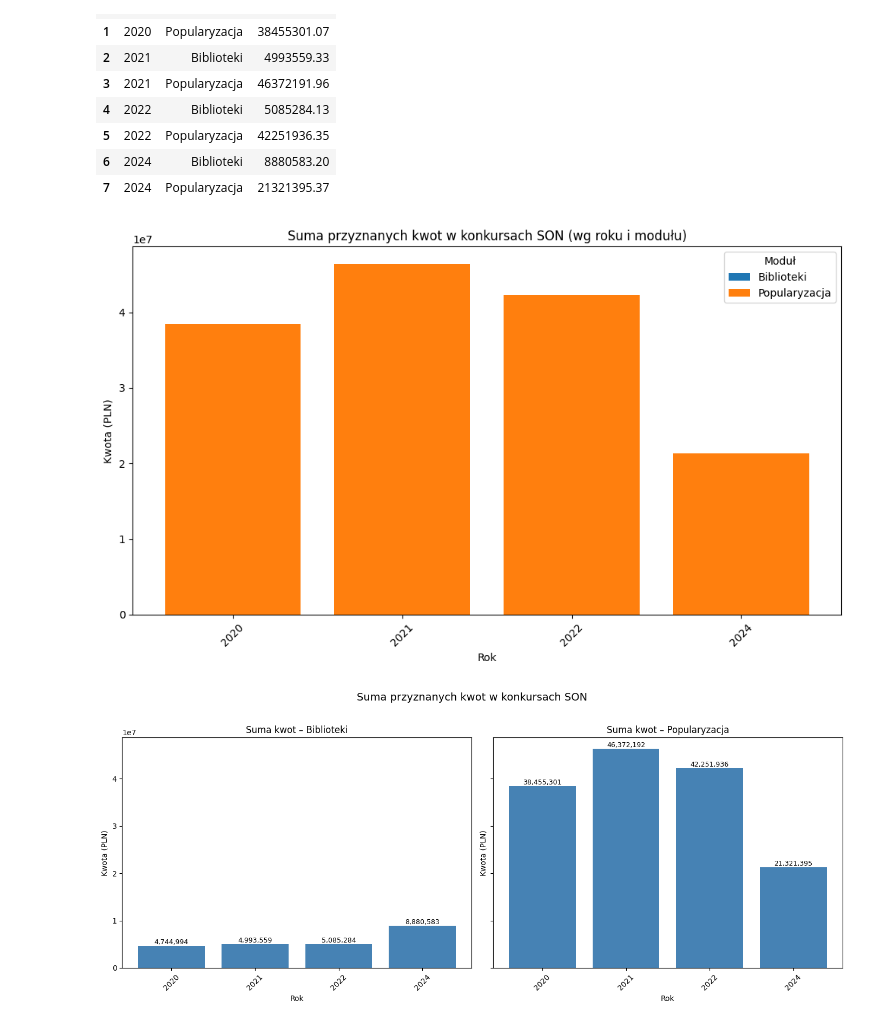
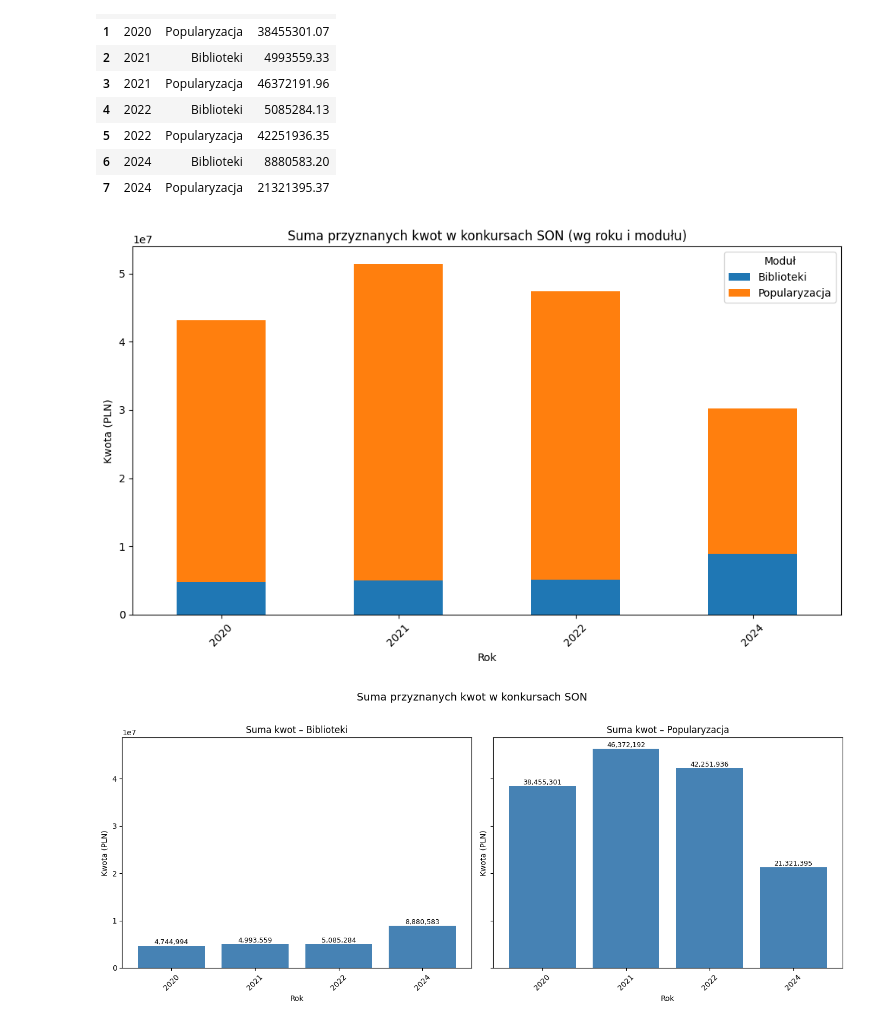
Before and after one commit to purbancz/SONanalysis, a Jupyter notebook: SON_analysis.ipynb, the cells around one changed output. Drawn from its saved outputs; the diff is of its cells as text; code cells hidden in the pictures.

Commit message:
Add dynamics plots

```diff
--- a/SON_analysis.ipynb
+++ b/SON_analysis.ipynb
@@ -138,19 +126,22 @@ Suma przyznanych kwot (PLN):
 # %%
 import matplotlib.pyplot as plt
 
-plt.figure(figsize=(10,6))
-for modul, sub in df_sum.groupby("Moduł"):
-    plt.bar(sub["Rok"].astype(str), sub["Kwota_clean"], label=modul)
+df_pivot = df_sum.pivot(index="Rok", columns="Moduł", values="Kwota_clean")
+
+df_pivot.plot(
+    kind="bar",
+    stacked=True,
+    figsize=(10,6)
+)
 
 plt.title("Suma przyznanych kwot w konkursach SON (wg roku i modułu)")
 plt.xlabel("Rok")
 plt.ylabel("Kwota (PLN)")
-plt.legend(title="Moduł")
 plt.xticks(rotation=45)
 plt.tight_layout()
 plt.show()
 # %% [output]
-[figure, old version]
+[figure, new version]
 # %%
 import matplotlib.pyplot as plt
 
```
Also changed, not shown: parts of 23 cells of this notebook.
